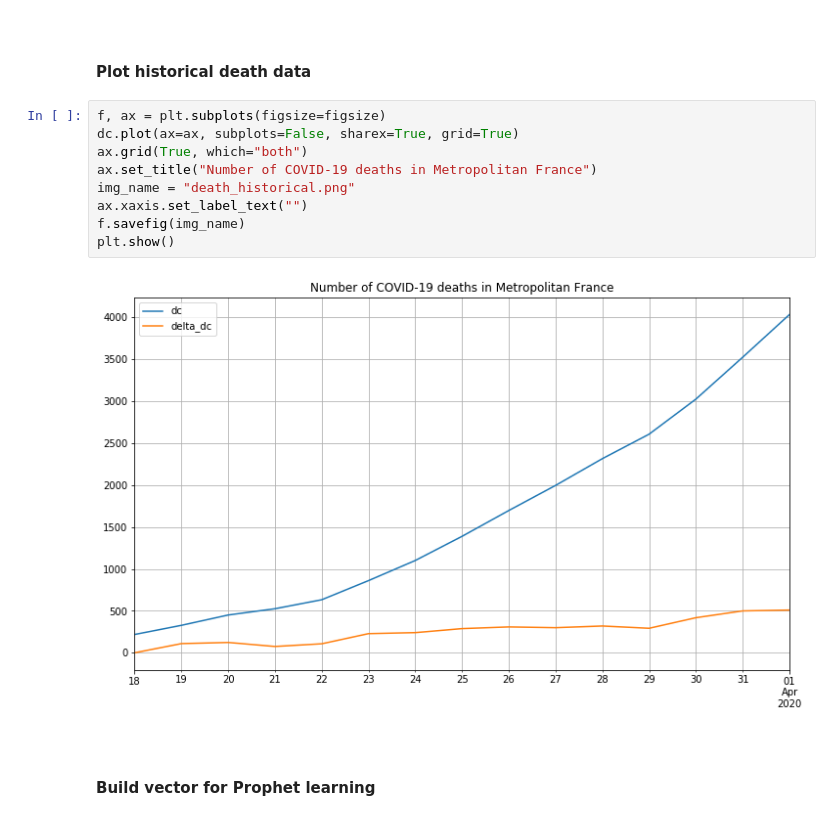
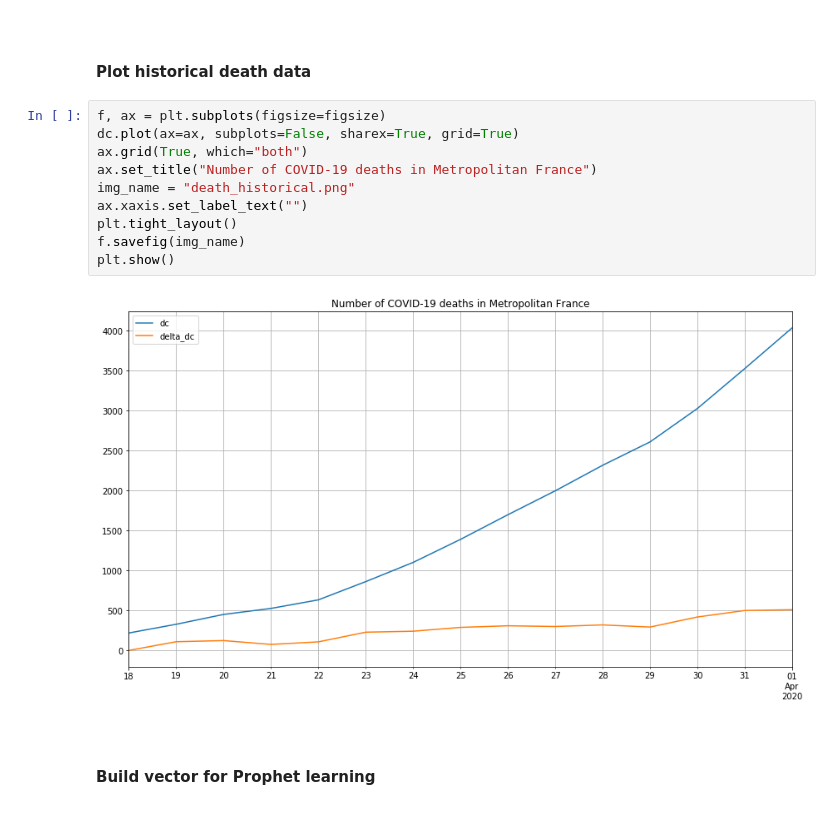
Before and after one commit to thomasdubdub/covid-forecast, a Jupyter notebook: demo-death.ipynb, the cells around one changed output. Saved outputs shown, nothing was run; the diff lists cells and outputs as text.

```diff
--- a/demo-death.ipynb
+++ b/demo-death.ipynb
@@ -53,14 +53,15 @@ dc.head()
 # %%
 f, ax = plt.subplots(figsize=figsize)
 dc.plot(ax=ax, subplots=False, sharex=True, grid=True)
 ax.grid(True, which="both")
 ax.set_title("Number of COVID-19 deaths in Metropolitan France")
 img_name = "death_historical.png"
 ax.xaxis.set_label_text("")
+plt.tight_layout()
 f.savefig(img_name)
 plt.show()
 # %% [output]
-[figure, old version]
+[figure, new version]
 # %% [markdown]
 #### <br> Build vector for Prophet learning
 # %%
```
Also changed, not shown: parts of 1 cell of this notebook, 3 other files.
